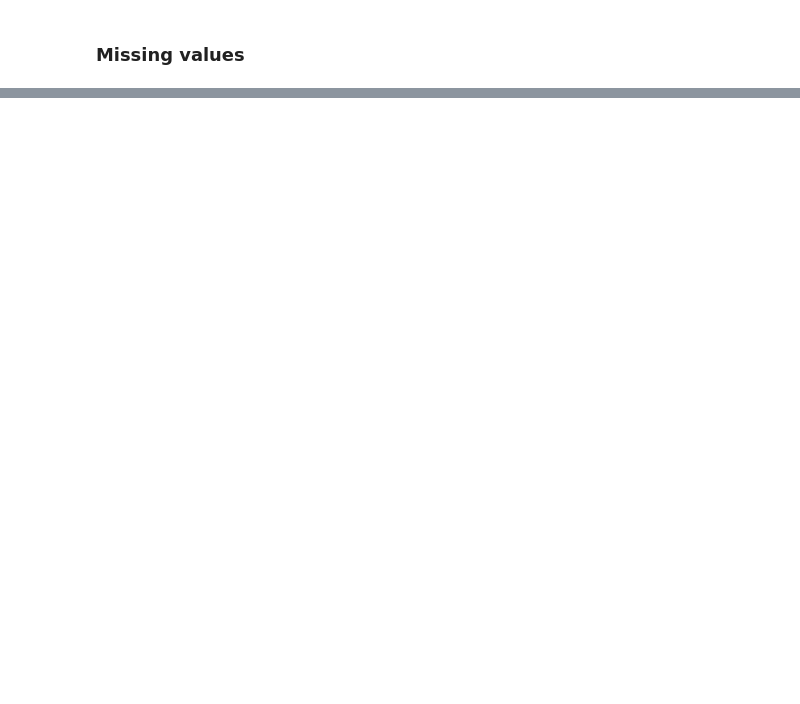
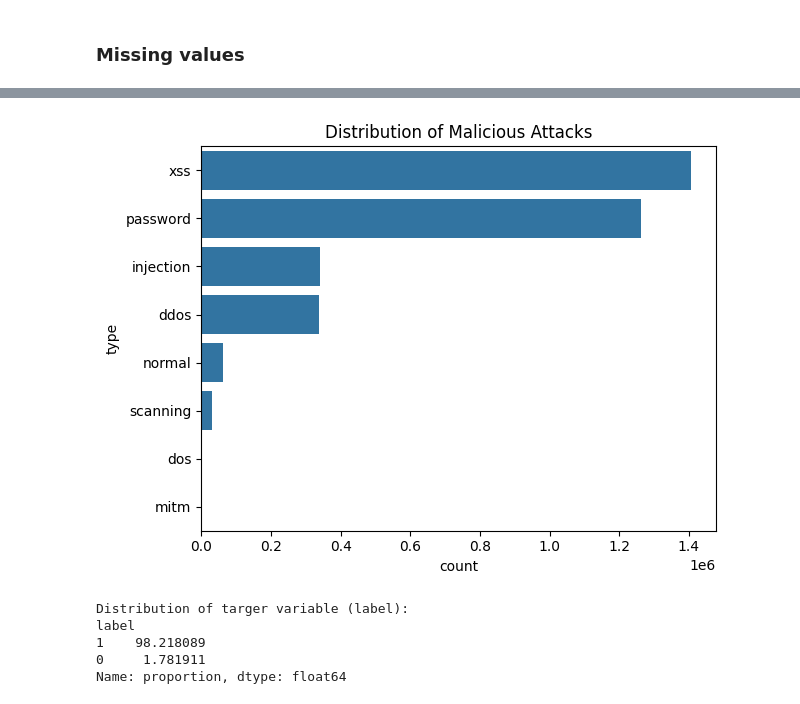
Before and after one commit to mat-riboni/neural-tabular-intrusion-detection-system, a Jupyter notebook: notebooks/ToN_http/exploratory_data_analisys.ipynb, the cells around one changed output, grey strips where cells are left out. Drawn from its saved outputs; the diff is of its cells as text; code cells hidden in the pictures; blank space fills up the shorter version.

```diff
--- a/notebooks/ToN_http/exploratory_data_analisys.ipynb
+++ b/notebooks/ToN_http/exploratory_data_analisys.ipynb
@@ -47,3 +47,10 @@ http_orig_mime_types                                              missing
 http_resp_mime_types                                            text/json
 label                                                                   0
 type                                                               normal
+# %%
+attack_category = df['type']
+
+print('Attack Categories:')
+print(attack_category.unique())
+print('Number of attacks')
+print((df['label'] == 1).sum())
@@ -70,3 +82,20 @@ http_resp_mime_types      3434524
 label                           0
 type                            0
 dtype: int64
+# %%
+plt.figure()
+sbn.countplot(y='type', data=df, order = attack_category.value_counts().index)
+plt.title('Distribution of Malicious Attacks')
+plt.tight_layout()
+plt.show()
+# %% [output]
+[figure, added]
+# %%
+print("Distribution of targer variable (label):")
+print(df['label'].value_counts(normalize=True) * 100)
+# %% [output]
+Distribution of targer variable (label):
+label
+1    98.218089
+0     1.781911
+Name: proportion, dtype: float64
```
Also changed, not shown: parts of 4 cells of this notebook.
